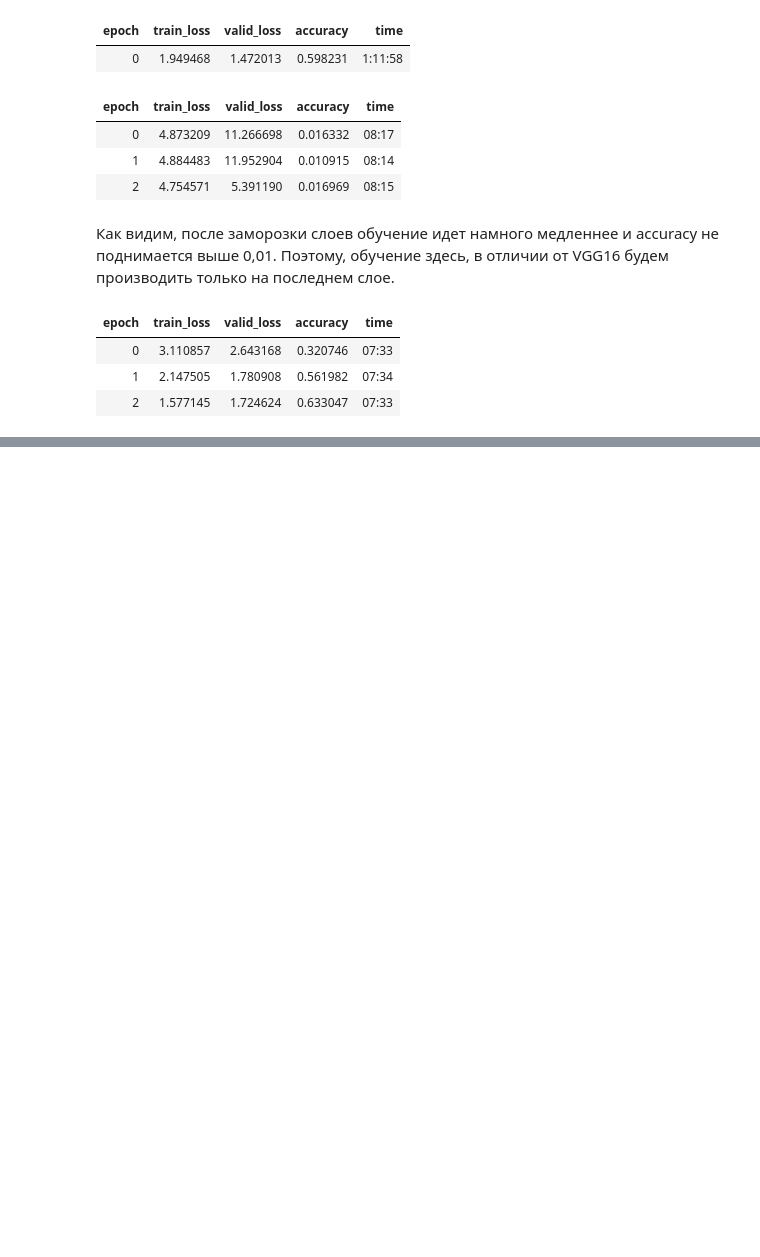
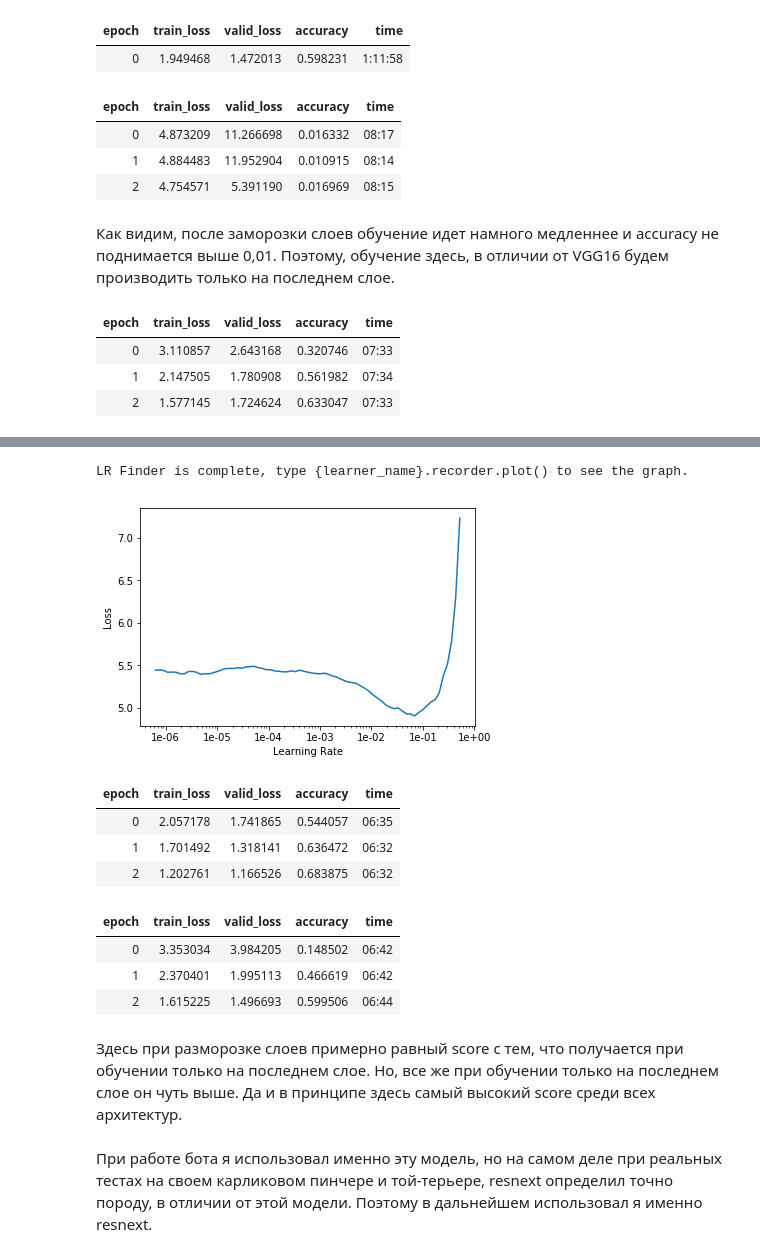
Before and after one commit to 154King154/bot_classify, a Jupyter notebook: dlschool_project/model/ModelResearch.ipynb, the cells around one changed output, grey strips where cells are left out. Drawn from its saved outputs; the diff is of its cells as text; code cells hidden in the pictures; blank space fills up the shorter version.

```diff
--- a/dlschool_project/model/ModelResearch.ipynb
+++ b/dlschool_project/model/ModelResearch.ipynb
@@ -159,0 +199,2 @@ model_resnext.fit_one_cycle(3, 1e-02)
+# %%
+model_googlenet = create_cnn(data, torchvision.models.googlenet, metrics=accuracy)
@@ -159,0 +203,4 @@ model_resnext.fit_one_cycle(3, 1e-02)
+# %%
+model_googlenet.lr_find()
+model_googlenet.recorder.plot()
+# %% [output]
@@ -159,0 +208,9 @@ model_resnext.fit_one_cycle(3, 1e-02)
+LR Finder is complete, type {learner_name}.recorder.plot() to see the graph.
+[figure, added]
+# %%
+model_googlenet.fit_one_cycle(3, 1e-02)
+# %% [output]
+| epoch | train_loss | valid_loss | accuracy | time |
+| 0 | 2.057178 | 1.741865 | 0.544057 | 06:35 |
+| 1 | 1.701492 | 1.318141 | 0.636472 | 06:32 |
+| 2 | 1.202761 | 1.166526 | 0.683875 | 06:32 |
@@ -159,0 +219,12 @@ model_resnext.fit_one_cycle(3, 1e-02)
+# %%
+model_googlenet.unfreeze()
+model_googlenet.fit_one_cycle(3, [1e-03, 1e-02])
+# %% [output]
+| epoch | train_loss | valid_loss | accuracy | time |
+| 0 | 3.353034 | 3.984205 | 0.148502 | 06:42 |
+| 1 | 2.370401 | 1.995113 | 0.466619 | 06:42 |
+| 2 | 1.615225 | 1.496693 | 0.599506 | 06:44 |
+# %% [markdown]
+Здесь при разморозке слоев примерно равный score с тем, что получается при обучении только на последнем слое. Но, все же при обучении только на последнем слое он чуть выше. Да и в принципе здесь самый высокий score среди всех архитектур.
+# %% [markdown]
+При работе бота я использовал именно эту модель, но на самом деле при реальных тестах на своем карликовом пинчере и той-терьере, resnext определил точно породу, в отличии от этой модели. Поэтому в дальнейшем использовал я именно resnext.
```
Also changed, not shown: parts of 14 cells of this notebook.
